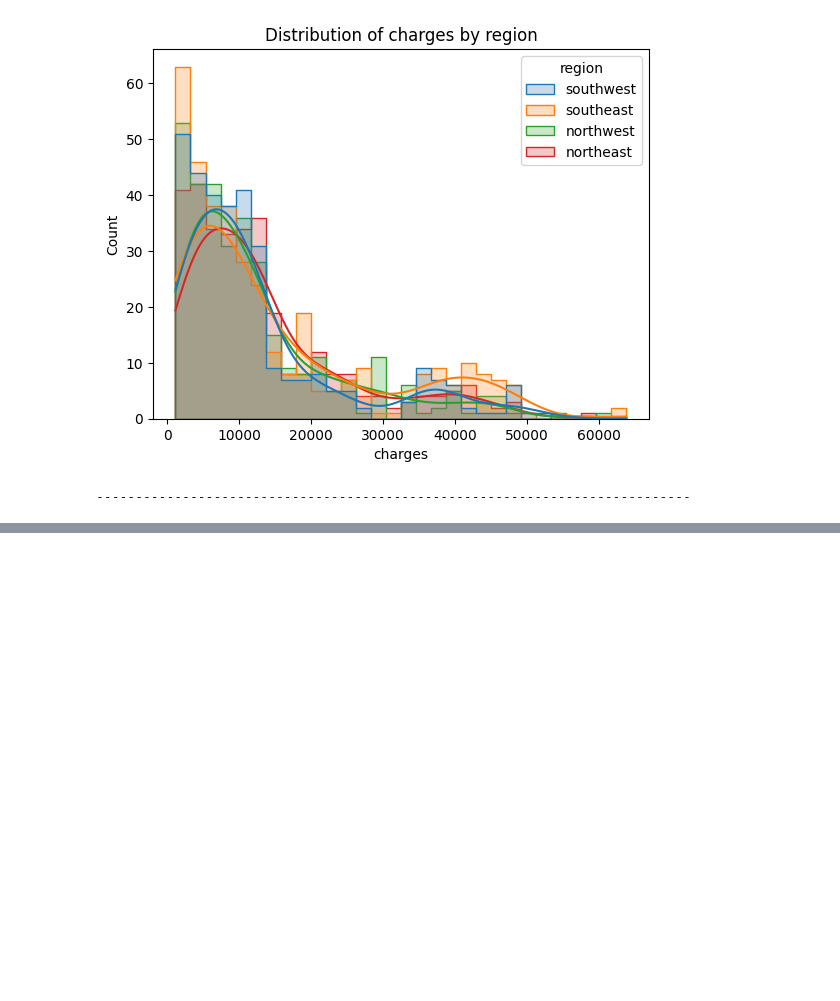
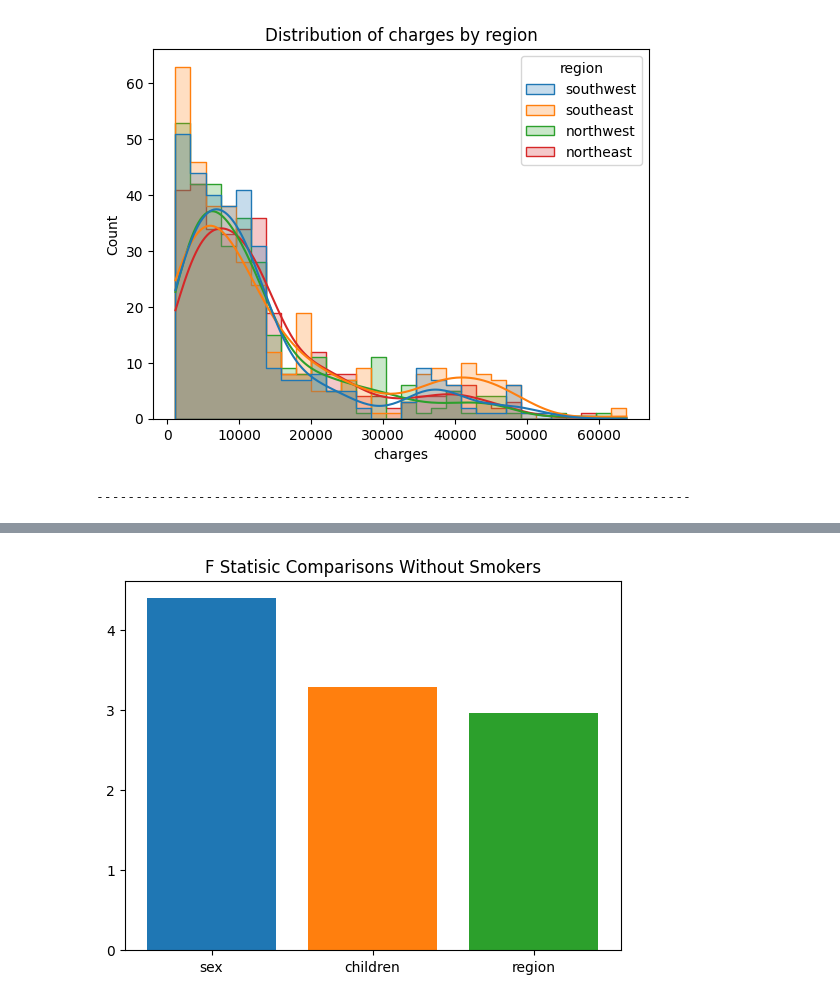
Before and after one commit to lewinskie254/eda, a Jupyter notebook: Categorical_to_Numeric.ipynb, the cells around one changed output, grey strips where cells are left out. Drawn from its saved outputs; the diff is of its cells as text; code cells hidden in the pictures; blank space fills up the shorter version.

```diff
--- a/Categorical_to_Numeric.ipynb
+++ b/Categorical_to_Numeric.ipynb
@@ -233,0 +272,8 @@ for col in columns:
+# %%
+for element in results:
+  if element != 'smoker':
+    plt.title("F Statisic Comparisons Without Smokers")
+    plt.bar(element, results[element]['F'])
+plt.show()
+# %% [output]
+[figure, added]
```
Also changed, not shown: parts of 7 cells of this notebook.
